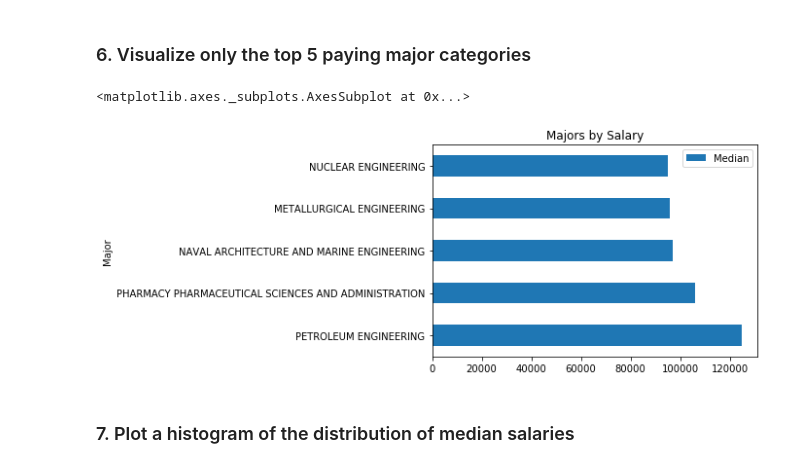
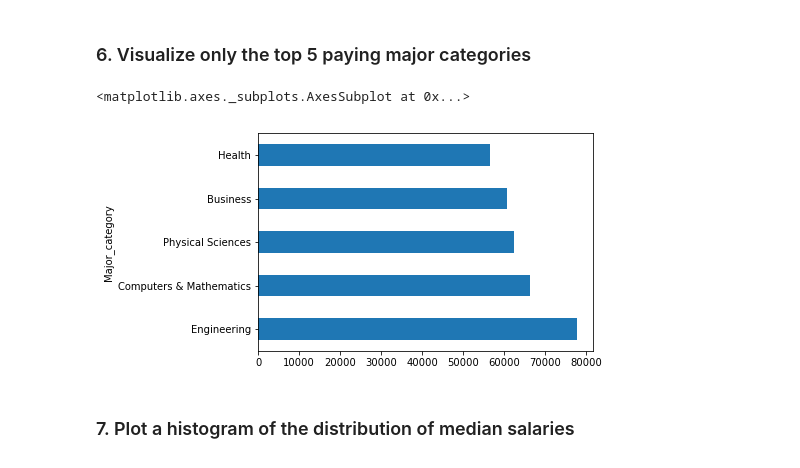
Before and after one commit to jshaunobryan/ga-ds-shauno, a Jupyter notebook: hw1.ipynb, the cells around one changed output. Drawn from its saved outputs; the diff is of its cells as text; code cells hidden in the pictures.

```diff
--- a/hw1.ipynb
+++ b/hw1.ipynb
@@ -198,7 +160,7 @@ killings.groupby(['month', 'month_number'])['name'].count().sort_index(level=1).
 # %% [markdown]
 ## Section 2: College Majors
 # %%
-majors = pd.read_csv(r'C:\Users\user\ga-ds-shauno\data\college-majors.csv', index_col=[0])
+majors = pd.read_csv('../data/college-majors.csv', index_col=[0])
 majors.head()
 # %% [output]
 |  | Major_code | Major | Major_category | Total | Employed | Employed_full_time_year_round | Unemployed | ... |
@@ -279,13 +242,9 @@ Name: Median, dtype: float64
 # %% [markdown]
 ### 6. Visualize only the top 5 paying major categories
 # %%
-majors.sort_values('Median', ascending=False).head(5).plot(
-    x = 'Major',
-    y = 'Median',
-    kind = 'barh',
-    title = 'Majors by Salary')
+majors.groupby('Major_category')['Median'].mean().sort_values(ascending=False).head().plot(kind='barh')
 # %% [output]
 <matplotlib.axes._subplots.AxesSubplot at 0x...>
-[figure, old version]
+[figure, new version]
 # %% [markdown]
 ### 7. Plot a histogram of the distribution of median salaries
```
Also changed, not shown: parts of 33 cells of this notebook.
